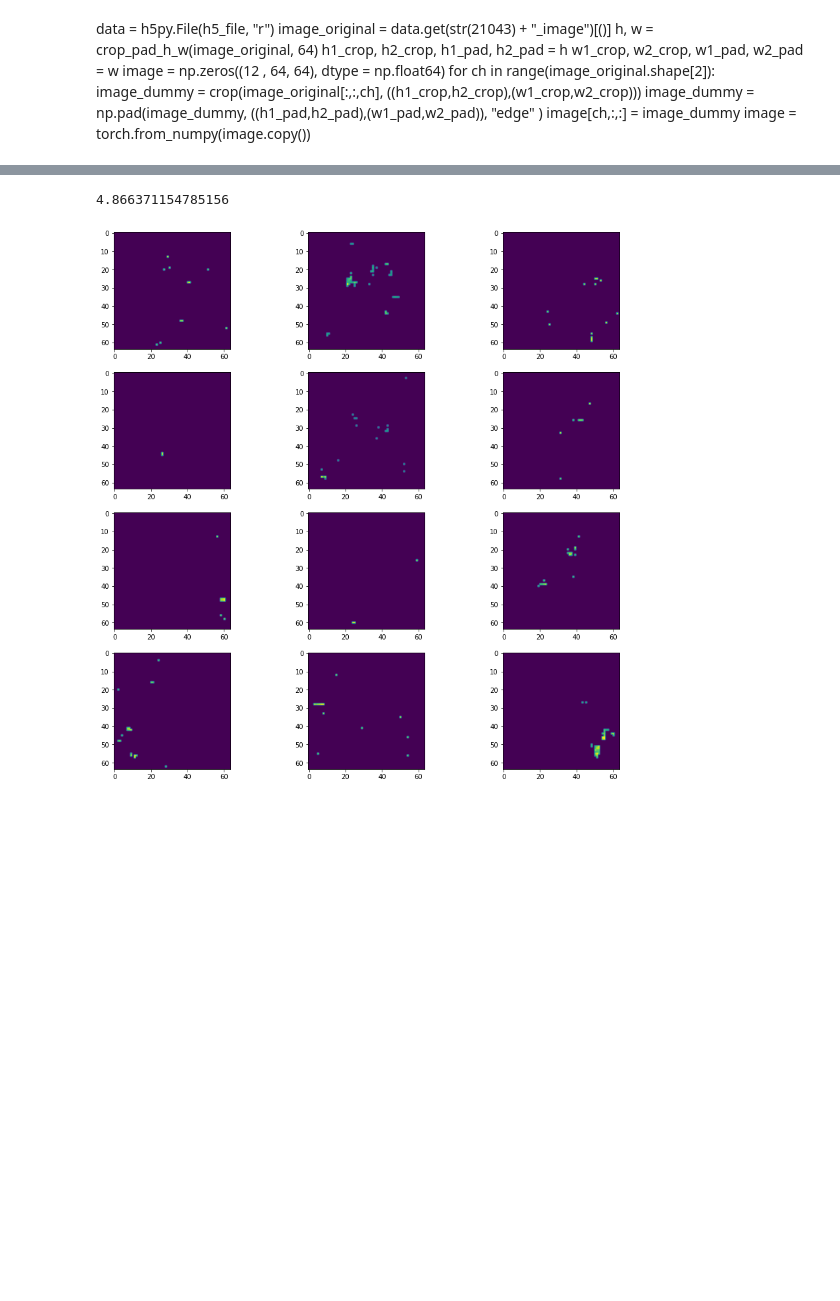
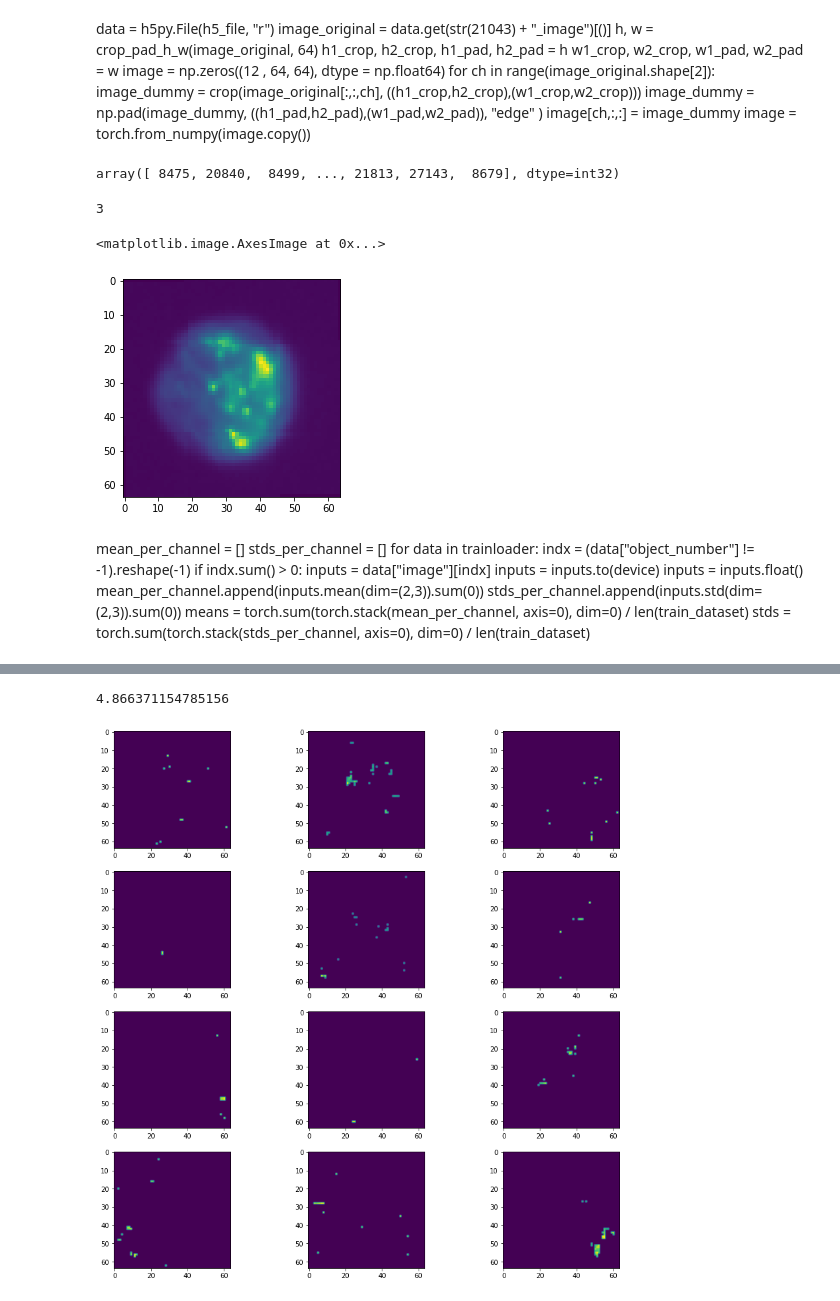
Before and after one commit to aliechoes/interpretable-multichannel-image-analysis, a Jupyter notebook: deep_learning.ipynb, the cells around one changed output, grey strips where cells are left out. Saved outputs shown, nothing was run; the diff lists cells and outputs as text; code cells hidden in the pictures; blank space fills up the shorter version.

```diff
--- a/deep_learning.ipynb
+++ b/deep_learning.ipynb
@@ -280,2 +38,2 @@ class BasicBlock(nn.Module):
 # %%
-h5_file = "data/Lyse fix sample_1_Focused & Singlets & CD45 pos.h5"
+h5_file = "data/WBC/Lyse fix sample_1_Focused & Singlets & CD45 pos.h5"
@@ -441,6 +72,10 @@ for ch in range(image_original.shape[2]):
 image = torch.from_numpy(image.copy())
 # %%
 train_indx, validation_indx, test_indx = train_validation_test_split(h5_file)
+# %%
+test_indx
+# %% [output]
+array([ 8475, 20840,  8499, ..., 21813, 27143,  8679], dtype=int32)
 # %%
 transform = transforms.Compose(
     [transforms.RandomVerticalFlip(),
@@ -453,0 +91,20 @@ test_dataset =  Dataset_Generator(h5_file , test_indx, reshape_size = 64 )
+# %%
+print(train_dataset[0]["label"].numpy()[0])
+plt.imshow(train_dataset[0]["image"][1,:,:])
+# %% [output]
+3
+<matplotlib.image.AxesImage at 0x...>
+[figure, added]
+# %% [markdown]
+mean_per_channel = []
+stds_per_channel = []
+for data in trainloader:
+    indx = (data["object_number"] != -1).reshape(-1)
+    if indx.sum() > 0:
+        inputs = data["image"][indx]
+        inputs = inputs.to(device)
+        inputs = inputs.float()
+        mean_per_channel.append(inputs.mean(dim=(2,3)).sum(0))
+        stds_per_channel.append(inputs.std(dim=(2,3)).sum(0))
+means = torch.sum(torch.stack(mean_per_channel, axis=0), dim=0) / len(train_dataset)
+stds = torch.sum(torch.stack(stds_per_channel, axis=0), dim=0) / len(train_dataset)
```
Also changed, not shown: parts of 51 cells of this notebook, 13 other files.
